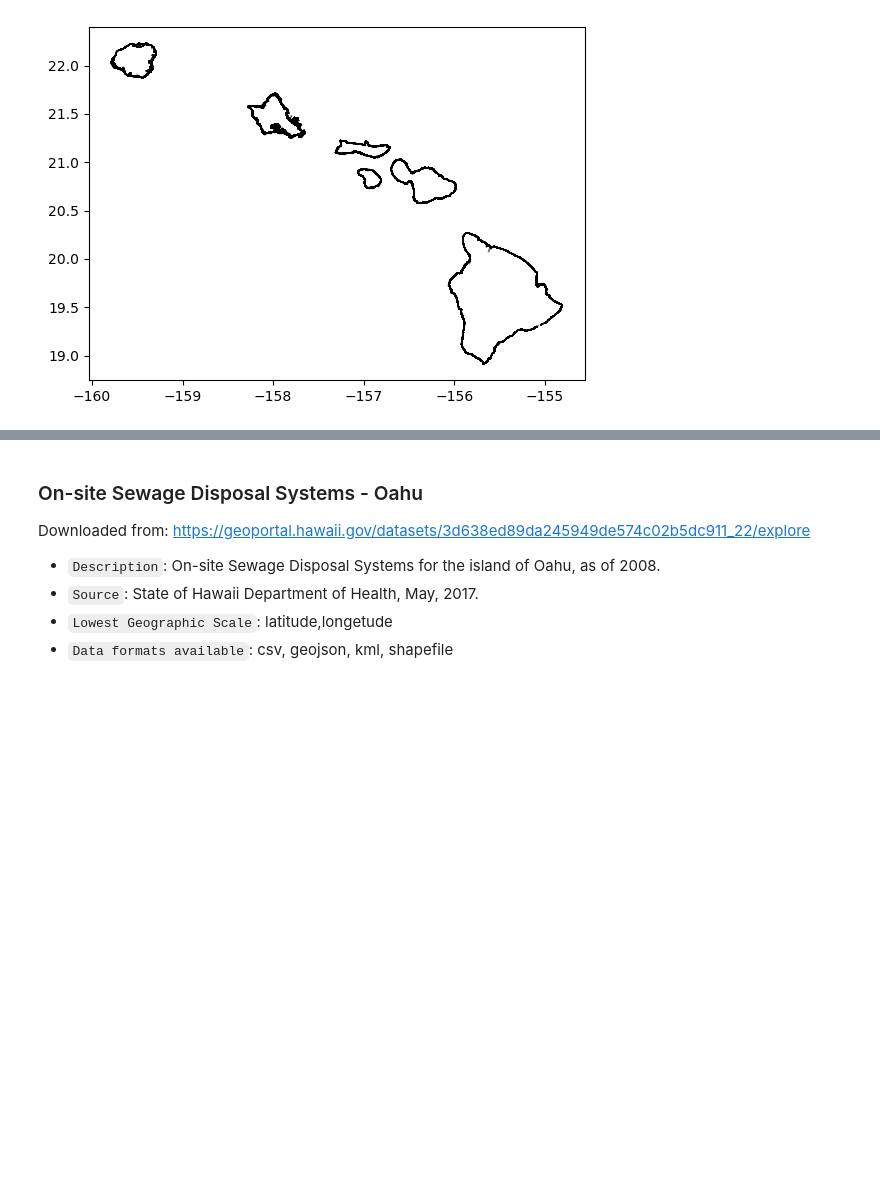
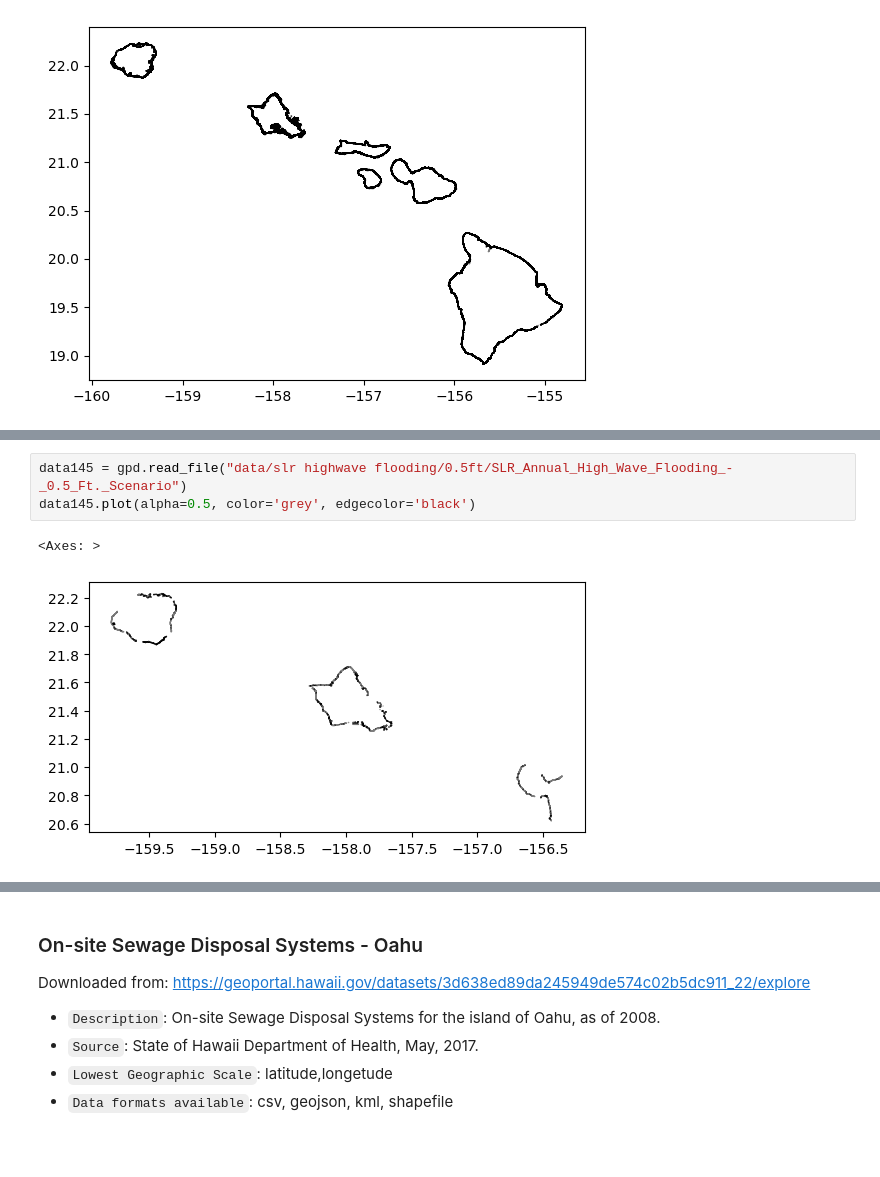
Before and after one commit to mahdi-b/Kanehekili, a Jupyter notebook: Current datasets.ipynb, the cells around one changed output, grey strips where cells are left out. Saved outputs shown, nothing was run; the diff lists cells and outputs as text; blank space fills up the shorter version.

```diff
--- a/Current datasets.ipynb
+++ b/Current datasets.ipynb
@@ -1264,0 +1298,6 @@ data74.plot(alpha=0.5, color='grey', edgecolor='black')
+# %%
+data145 = gpd.read_file("data/slr highwave flooding/0.5ft/SLR_Annual_High_Wave_Flooding_-_0.5_Ft._Scenario")
+data145.plot(alpha=0.5, color='grey', edgecolor='black')
+# %% [output]
+<Axes: >
+[figure, added]
```
Also changed, not shown: parts of 18 cells of this notebook, 46 other files.
